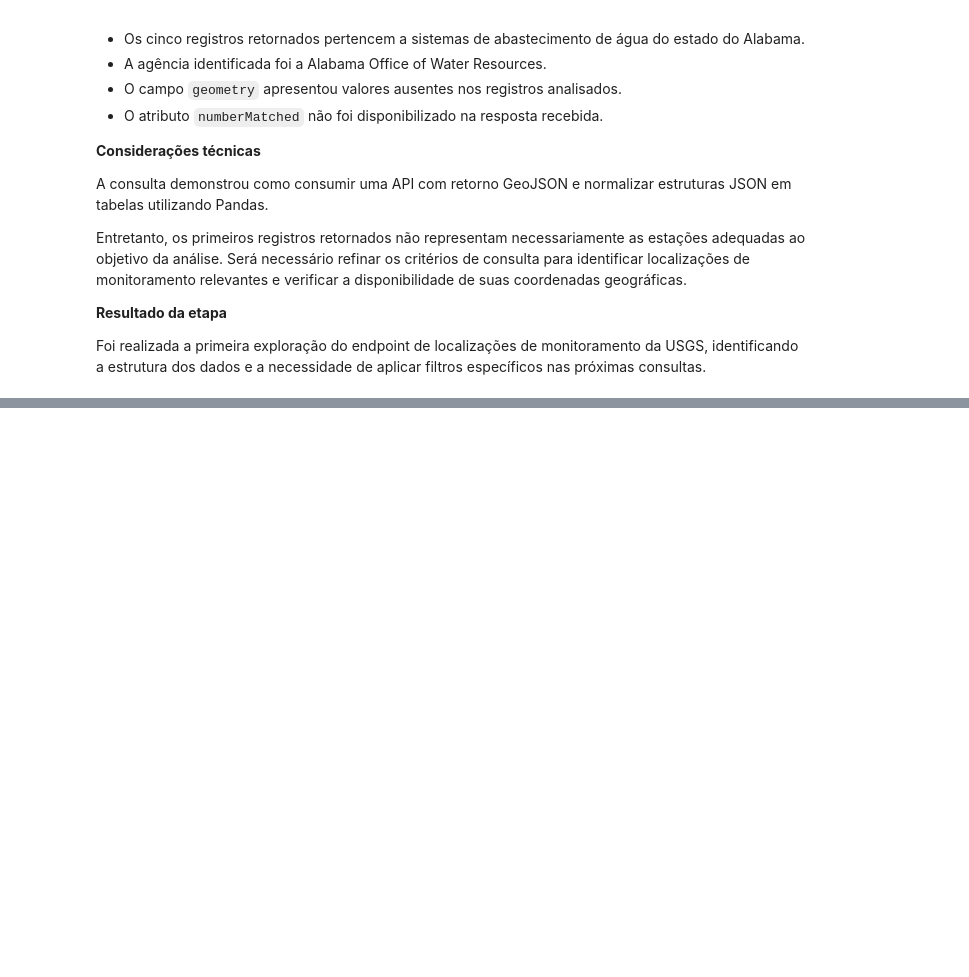
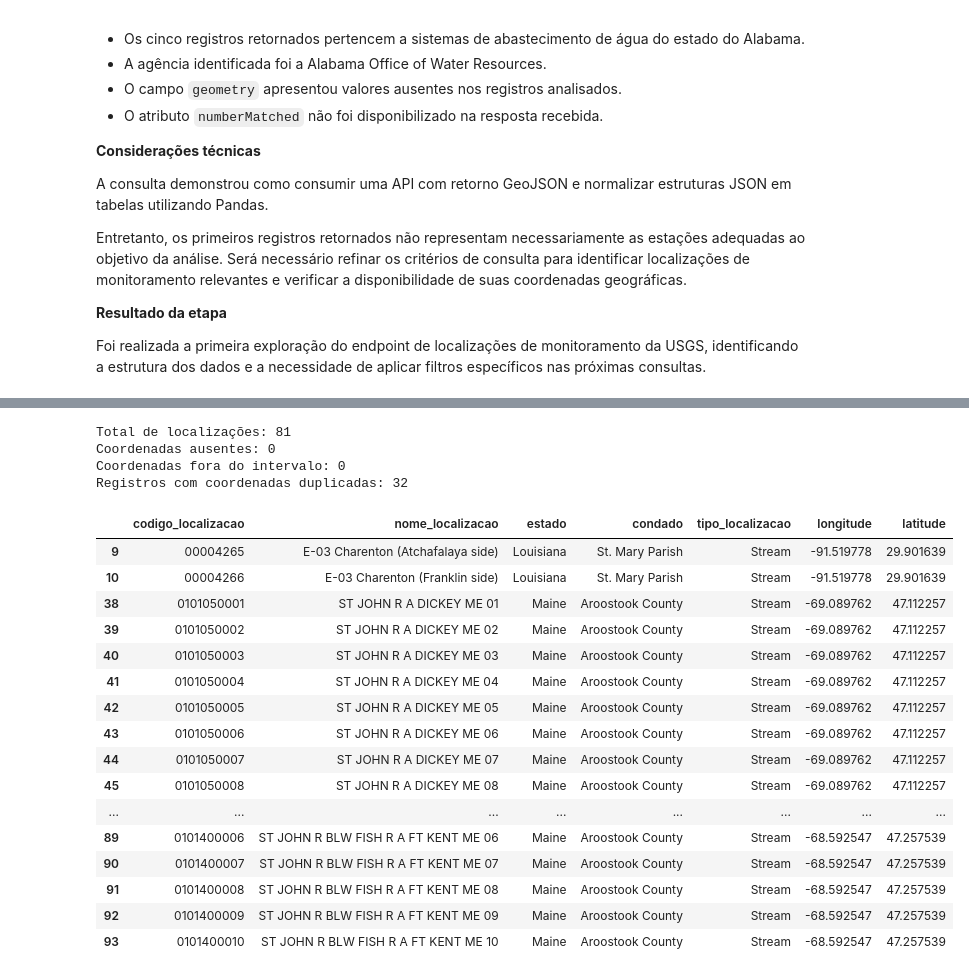
Before and after one commit to Maycon47/FT03-Python, a Jupyter notebook: notebooks/01_data_discovery_usgs.ipynb, the cells around one changed output, grey strips where cells are left out. Drawn from its saved outputs; the diff is of its cells as text; code cells hidden in the pictures; blank space fills up the shorter version.

```diff
--- a/notebooks/01_data_discovery_usgs.ipynb
+++ b/notebooks/01_data_discovery_usgs.ipynb
@@ -1557,0 +2255,57 @@ Foi realizada a primeira exploração do endpoint de localizações de monitoram
+# %%
+
+# Verificação de coordenadas ausentes
+coordenadas_ausentes = (
+    df_localizacoes["longitude"].isna()
+    | df_localizacoes["latitude"].isna()
+)
+
+# Validação dos intervalos geográficos
+longitude_valida = df_localizacoes["longitude"].between(-180, 180)
+latitude_valida = df_localizacoes["latitude"].between(-90, 90)
+
+# Identificação de coordenadas fora dos intervalos permitidos
+coordenadas_invalidas = ~(longitude_valida & latitude_valida)
+
+# Identificação de coordenadas duplicadas
+coordenadas_duplicadas = df_localizacoes.duplicated(
+    subset=["longitude", "latitude"],
+    keep=False
+)
+
+# Resumo da validação
+print("Total de localizações:", len(df_localizacoes))
+print("Coordenadas ausentes:", coordenadas_ausentes.sum())
+print("Coordenadas fora do intervalo:", coordenadas_invalidas.sum())
+print("Registros com coordenadas duplicadas:", coordenadas_duplicadas.sum())
+
+# Exibição dos registros com coordenadas duplicadas
+df_coordenadas_duplicadas = df_localizacoes.loc[
+    coordenadas_duplicadas
+].sort_values(
+    by=["longitude", "latitude"]
+)
+
+display(df_coordenadas_duplicadas)
+# %% [output]
+Total de localizações: 81
+Coordenadas ausentes: 0
+Coordenadas fora do intervalo: 0
+Registros com coordenadas duplicadas: 32
+|  | codigo_localizacao | nome_localizacao | estado | condado | tipo_localizacao | longitude | latitude |
+| 9 | 00004265 | E-03 Charenton (Atchafalaya side) | Louisiana | St. Mary Parish | Stream | -91.519778 | 29.901639 |
+| 10 | 00004266 | E-03 Charenton (Franklin side) | Louisiana | St. Mary Parish | Stream | -91.519778 | 29.901639 |
+| 38 | 0101050001 | ST JOHN R A DICKEY ME 01 | Maine | Aroostook County | Stream | -69.089762 | 47.112257 |
+| 39 | 0101050002 | ST JOHN R A DICKEY ME 02 | Maine | Aroostook County | Stream | -69.089762 | 47.112257 |
+| 40 | 0101050003 | ST JOHN R A DICKEY ME 03 | Maine | Aroostook County | Stream | -69.089762 | 47.112257 |
+| 41 | 0101050004 | ST JOHN R A DICKEY ME 04 | Maine | Aroostook County | Stream | -69.089762 | 47.112257 |
+| 42 | 0101050005 | ST JOHN R A DICKEY ME 05 | Maine | Aroostook County | Stream | -69.089762 | 47.112257 |
+| 43 | 0101050006 | ST JOHN R A DICKEY ME 06 | Maine | Aroostook County | Stream | -69.089762 | 47.112257 |
+| 44 | 0101050007 | ST JOHN R A DICKEY ME 07 | Maine | Aroostook County | Stream | -69.089762 | 47.112257 |
+| 45 | 0101050008 | ST JOHN R A DICKEY ME 08 | Maine | Aroostook County | Stream | -69.089762 | 47.112257 |
+| ... | ... | ... | ... | ... | ... | ... | ... |
+| 89 | 0101400006 | ST JOHN R BLW FISH R A FT KENT ME 06 | Maine | Aroostook County | Stream | -68.592547 | 47.257539 |
+| 90 | 0101400007 | ST JOHN R BLW FISH R A FT KENT ME 07 | Maine | Aroostook County | Stream | -68.592547 | 47.257539 |
+| 91 | 0101400008 | ST JOHN R BLW FISH R A FT KENT ME 08 | Maine | Aroostook County | Stream | -68.592547 | 47.257539 |
+| 92 | 0101400009 | ST JOHN R BLW FISH R A FT KENT ME 09 | Maine | Aroostook County | Stream | -68.592547 | 47.257539 |
+| 93 | 0101400010 | ST JOHN R BLW FISH R A FT KENT ME 10 | Maine | Aroostook County | Stream | -68.592547 | 47.257539 |
```
Also changed, not shown: parts of 47 cells of this notebook, 18 other files.
